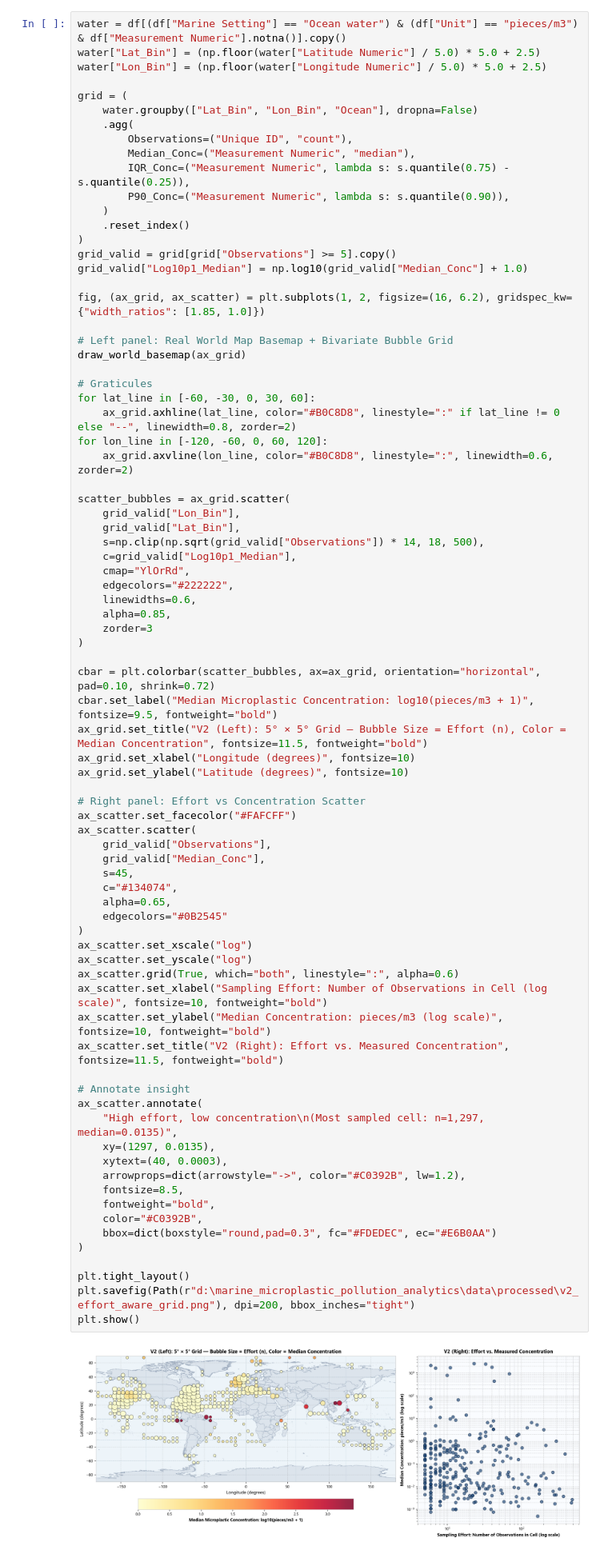
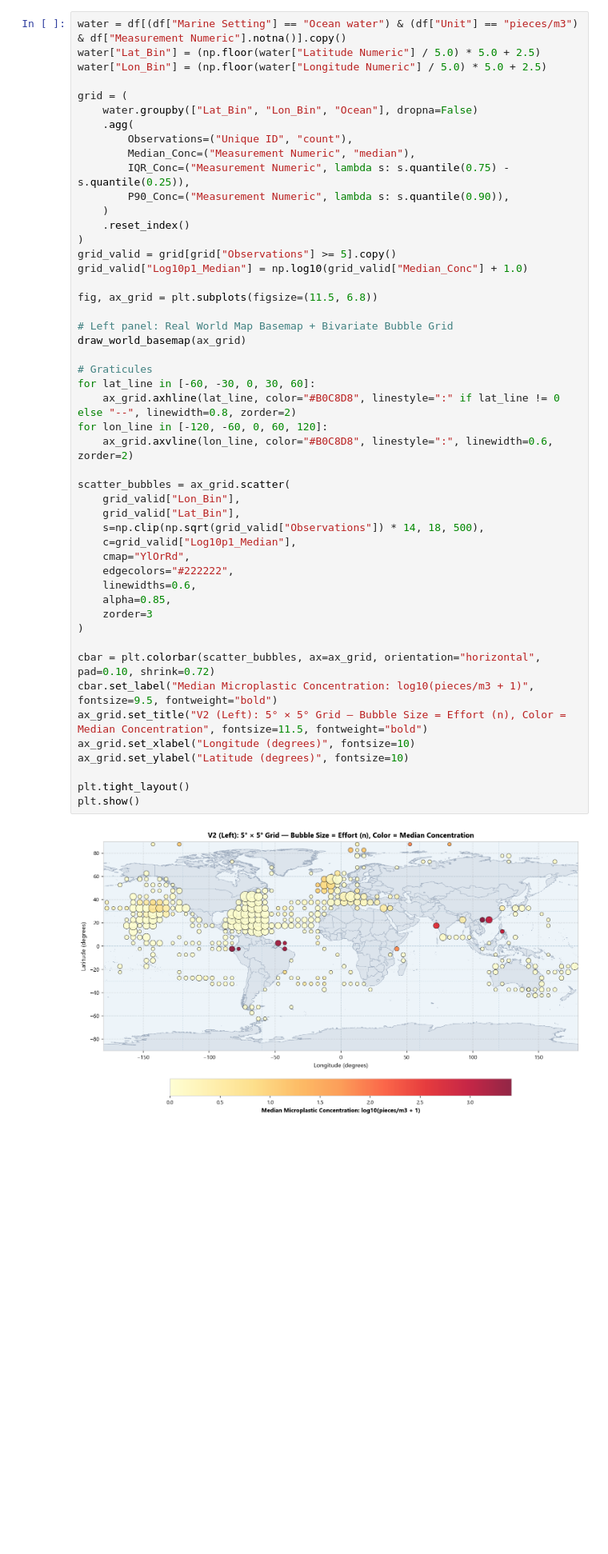
Before and after one commit to Ganesh2006646/data_visualization, a Jupyter notebook: notebooks/marine_microplastics_analysis.ipynb, the cells around one changed output. Shown at 80% size. Saved outputs shown, nothing was run; the diff lists cells and outputs as text; blank space fills up the shorter version.

Commit message:
Refine visualization layouts and Power BI report
Co-authored-by: Copilot <223556219+Copilot@users.noreply.github.com>

```diff
--- a/notebooks/marine_microplastics_analysis.ipynb
+++ b/notebooks/marine_microplastics_analysis.ipynb
@@ -394,66 +361,36 @@ grid = (
 grid_valid = grid[grid["Observations"] >= 5].copy()
 grid_valid["Log10p1_Median"] = np.log10(grid_valid["Median_Conc"] + 1.0)
 
-fig, (ax_grid, ax_scatter) = plt.subplots(1, 2, figsize=(16, 6.2), gridspec_kw={"width_ratios": [1.85, 1.0]})
+fig, ax_grid = plt.subplots(figsize=(11.5, 6.8))
 
 # Left panel: Real World Map Basemap + Bivariate Bubble Grid
 draw_world_basemap(ax_grid)
 
 # Graticules
 for lat_line in [-60, -30, 0, 30, 60]:
     ax_grid.axhline(lat_line, color="#B0C8D8", linestyle=":" if lat_line != 0 else "--", linewidth=0.8, zorder=2)
 for lon_line in [-120, -60, 0, 60, 120]:
     ax_grid.axvline(lon_line, color="#B0C8D8", linestyle=":", linewidth=0.6, zorder=2)
 
 scatter_bubbles = ax_grid.scatter(
     grid_valid["Lon_Bin"],
     grid_valid["Lat_Bin"],
     s=np.clip(np.sqrt(grid_valid["Observations"]) * 14, 18, 500),
     c=grid_valid["Log10p1_Median"],
     cmap="YlOrRd",
     edgecolors="#222222",
     linewidths=0.6,
     alpha=0.85,
     zorder=3
 )
 
 cbar = plt.colorbar(scatter_bubbles, ax=ax_grid, orientation="horizontal", pad=0.10, shrink=0.72)
 cbar.set_label("Median Microplastic Concentration: log10(pieces/m3 + 1)", fontsize=9.5, fontweight="bold")
 ax_grid.set_title("V2 (Left): 5° × 5° Grid — Bubble Size = Effort (n), Color = Median Concentration", fontsize=11.5, fontweight="bold")
 ax_grid.set_xlabel("Longitude (degrees)", fontsize=10)
 ax_grid.set_ylabel("Latitude (degrees)", fontsize=10)
 
-# Right panel: Effort vs Concentration Scatter
-ax_scatter.set_facecolor("#FAFCFF")
-ax_scatter.scatter(
-    grid_valid["Observations"],
-    grid_valid["Median_Conc"],
-    s=45,
-    c="#134074",
-    alpha=0.65,
-    edgecolors="#0B2545"
-)
-ax_scatter.set_xscale("log")
-ax_scatter.set_yscale("log")
-ax_scatter.grid(True, which="both", linestyle=":", alpha=0.6)
-ax_scatter.set_xlabel("Sampling Effort: Number of Observations in Cell (log scale)", fontsize=10, fontweight="bold")
-ax_scatter.set_ylabel("Median Concentration: pieces/m3 (log scale)", fontsize=10, fontweight="bold")
-ax_scatter.set_title("V2 (Right): Effort vs. Measured Concentration", fontsize=11.5, fontweight="bold")
-
-# Annotate insight
-ax_scatter.annotate(
-    "High effort, low concentration\n(Most sampled cell: n=1,297, median=0.0135)",
-    xy=(1297, 0.0135),
-    xytext=(40, 0.0003),
-    arrowprops=dict(arrowstyle="->", color="#C0392B", lw=1.2),
-    fontsize=8.5,
-    fontweight="bold",
-    color="#C0392B",
-    bbox=dict(boxstyle="round,pad=0.3", fc="#FDEDEC", ec="#E6B0AA")
-)
-
 plt.tight_layout()
-plt.savefig(Path(r"d:\marine_microplastic_pollution_analytics\data\processed\v2_effort_aware_grid.png"), dpi=200, bbox_inches="tight")
 plt.show()
 # %% [output]
-[figure, old version]
+[figure, new version]
```
Also changed, not shown: parts of 24 cells of this notebook, 9 other files.
